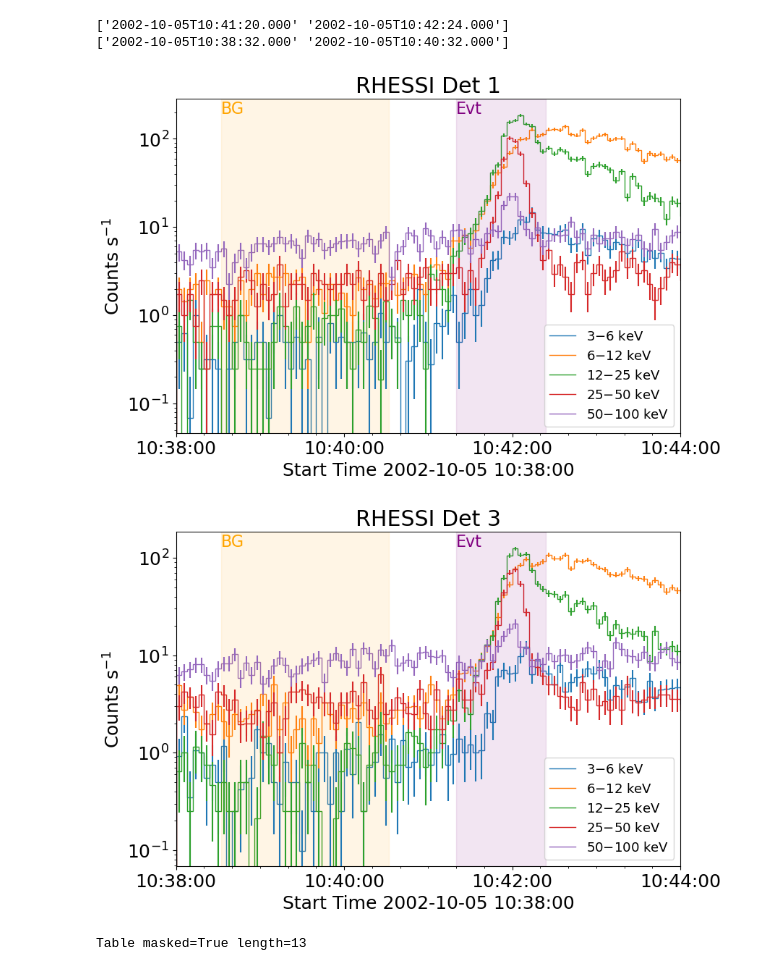
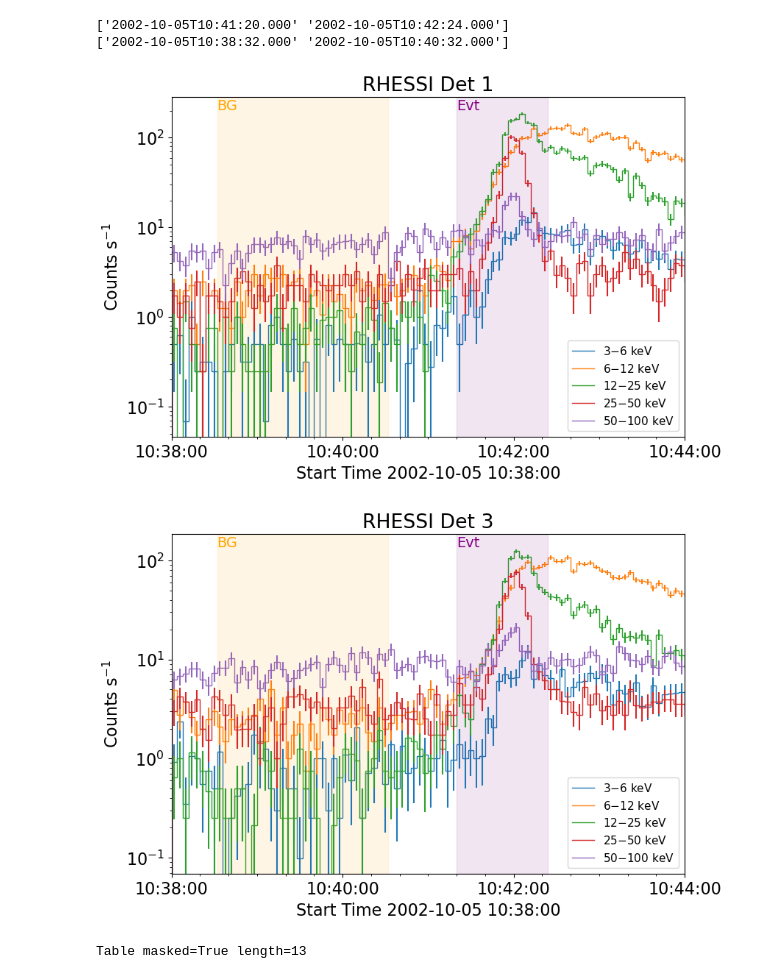
Before and after one commit to ianan/sks_examples, a Jupyter notebook: sks_fit_rhessi_flare_simdets.ipynb, the cells around one changed output. Saved outputs shown, nothing was run; the diff lists cells and outputs as text; code cells hidden in the pictures.

```diff
--- a/sks_fit_rhessi_flare_simdets.ipynb
+++ b/sks_fit_rhessi_flare_simdets.ipynb
@@ -71,32 +75,30 @@ spec3.update_background_times(btims[0],btims[1])
 spec3.update_event_times(ftims[0],ftims[1])
 # %%
 tr=Time(['2002-10-05T10:38:00.000','2002-10-05T10:44:00.000'],format='isot')
-plt.rcParams['font.size'] = spec_font_size
+plt.rcParams['font.size'] = 16
 plt.figure(figsize=time_profile_size)
 ax=spec1.lightcurve(energy_ranges=[[3,6], [6,12], [12,25], [25,50],[50,100]])
 ax.set_xlim(tr[0].datetime,tr[1].datetime)
 ax.set_xlabel("Start Time "+tr[0].iso[:19])
 ax.set_title("RHESSI Det 1")
 ax.xaxis.set_minor_locator(matplotlib.dates.SecondLocator(interval=20))
 ax.xaxis.set_major_locator(matplotlib.dates.MinuteLocator(interval=2))
 ax.xaxis.set_major_formatter(matplotlib.dates.DateFormatter('%H:%M:%S'))
 plt.show()
-plt.rcParams['font.size'] = default_font_size
 
-plt.rcParams['font.size'] = spec_font_size
 plt.figure(figsize=time_profile_size)
 ax=spec3.lightcurve(energy_ranges=[[3,6], [6,12], [12,25], [25,50],[50,100]])
 ax.set_xlim(tr[0].datetime,tr[1].datetime)
 ax.set_xlabel("Start Time "+tr[0].iso[:19])
 ax.set_title("RHESSI Det 3")
 ax.xaxis.set_minor_locator(matplotlib.dates.SecondLocator(interval=20))
 ax.xaxis.set_major_locator(matplotlib.dates.MinuteLocator(interval=2))
 ax.xaxis.set_major_formatter(matplotlib.dates.DateFormatter('%H:%M:%S'))
 plt.show()
 plt.rcParams['font.size'] = default_font_size
 # %% [output]
-[figure, old version]
+[figure, new version]
-[figure, old version]
+[figure, new version]
 # %%
 #  Now do the fitting
 fitter = Fitter(spec1,spec3)
```
Also changed, not shown: parts of 10 cells of this notebook, 3 other files.
